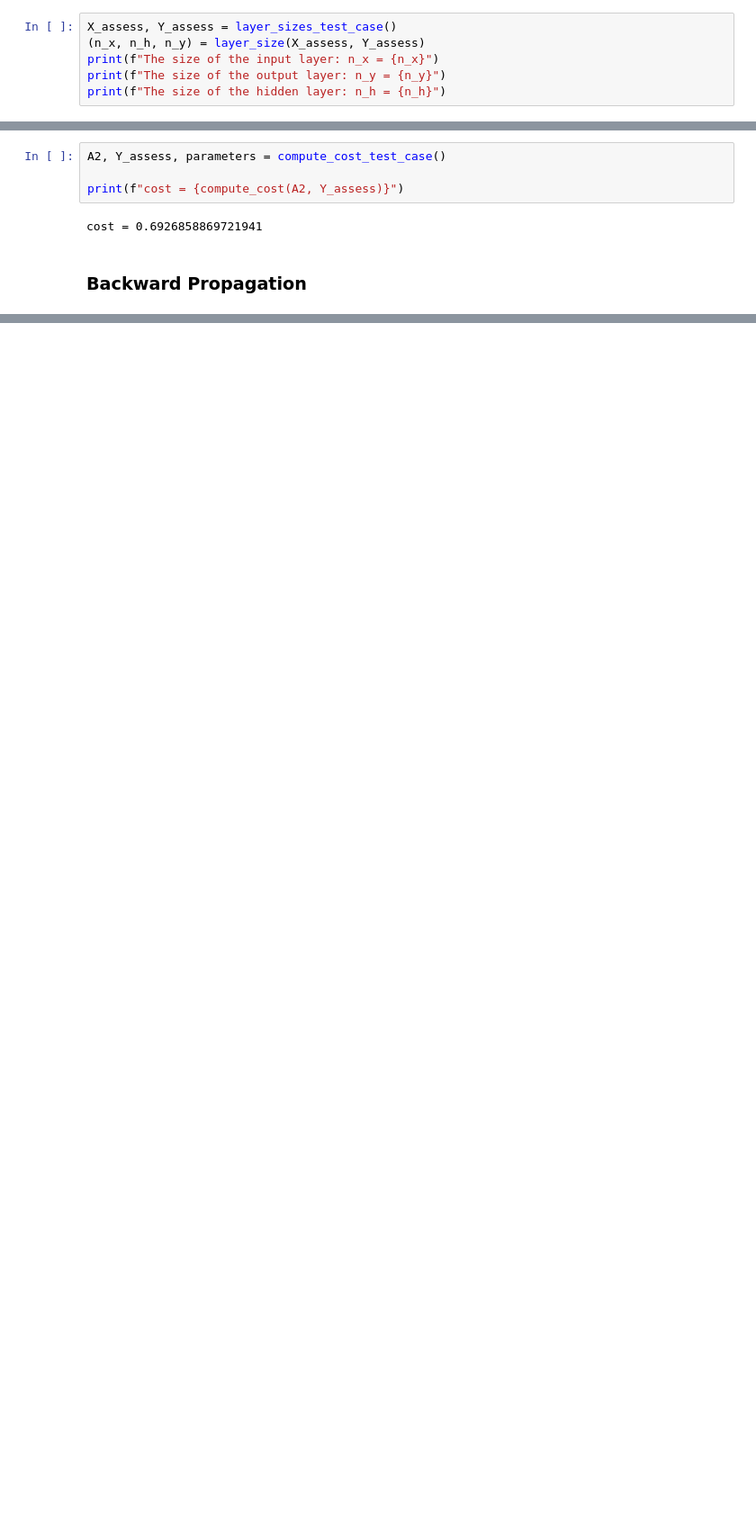
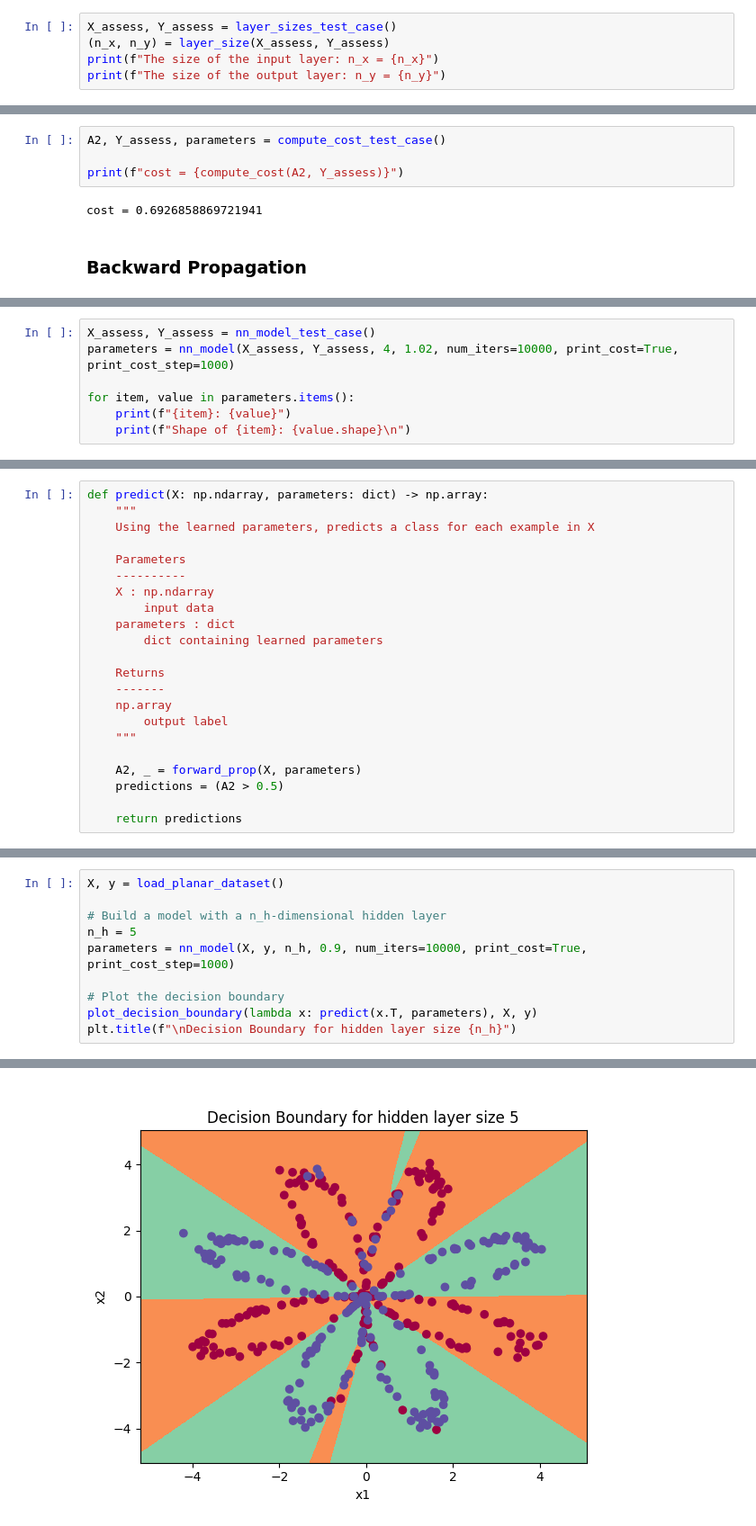
Before and after one commit to SobhanBose/Deep-Learning, a Jupyter notebook: Planar Data Classification with One Hidden Layer/Planar_data_classification_with_one_hidden_layer.ipynb, the cells around one changed output, grey strips where cells are left out. Shown at 90% size. Drawn from its saved outputs; the diff is of its cells as text; blank space fills up the shorter version.

```diff
--- a/Planar Data Classification with One Hidden Layer/Planar_data_classification_with_one_hidden_layer.ipynb
+++ b/Planar Data Classification with One Hidden Layer/Planar_data_classification_with_one_hidden_layer.ipynb
@@ -122,8 +120,7 @@ def layer_size(X: np.ndarray, y: np.ndarray) -> tuple:
 # %%
 X_assess, Y_assess = layer_sizes_test_case()
-(n_x, n_h, n_y) = layer_size(X_assess, Y_assess)
+(n_x, n_y) = layer_size(X_assess, Y_assess)
 print(f"The size of the input layer: n_x = {n_x}")
 print(f"The size of the output layer: n_y = {n_y}")
-print(f"The size of the hidden layer: n_h = {n_h}")
 # %% [output]
 The size of the input layer: n_x = 5
@@ -334,0 +515,7 @@ cost = 0.6926858869721941
+# %%
+X_assess, Y_assess = nn_model_test_case()
+parameters = nn_model(X_assess, Y_assess, 4, 1.02, num_iters=10000, print_cost=True, print_cost_step=1000)
+
+for item, value in parameters.items():
+    print(f"{item}: {value}")
+    print(f"Shape of {item}: {value.shape}\n")
@@ -334,0 +542,22 @@ cost = 0.6926858869721941
+# %%
+def predict(X: np.ndarray, parameters: dict) -> np.array:
+    """
+    Using the learned parameters, predicts a class for each example in X
+
+    Parameters
+    ----------
+    X : np.ndarray
+        input data
+    parameters : dict
+        dict containing learned parameters
+
+    Returns
+    -------
+    np.array
+        output label
+    """
+
+    A2, _ = forward_prop(X, parameters)
+    predictions = (A2 > 0.5)
+
+    return predictions
@@ -334,0 +574,11 @@ cost = 0.6926858869721941
+# %%
+X, y = load_planar_dataset()
+
+# Build a model with a n_h-dimensional hidden layer
+n_h = 5
+parameters = nn_model(X, y, n_h, 0.9, num_iters=10000, print_cost=True, print_cost_step=1000)
+
+# Plot the decision boundary
+plot_decision_boundary(lambda x: predict(x.T, parameters), X, y)
+plt.title(f"\nDecision Boundary for hidden layer size {n_h}")
+# %% [output]
@@ -334,0 +602 @@ cost = 0.6926858869721941
+[figure, added]
```
Also changed, not shown: parts of 21 cells of this notebook, 1 other file.
